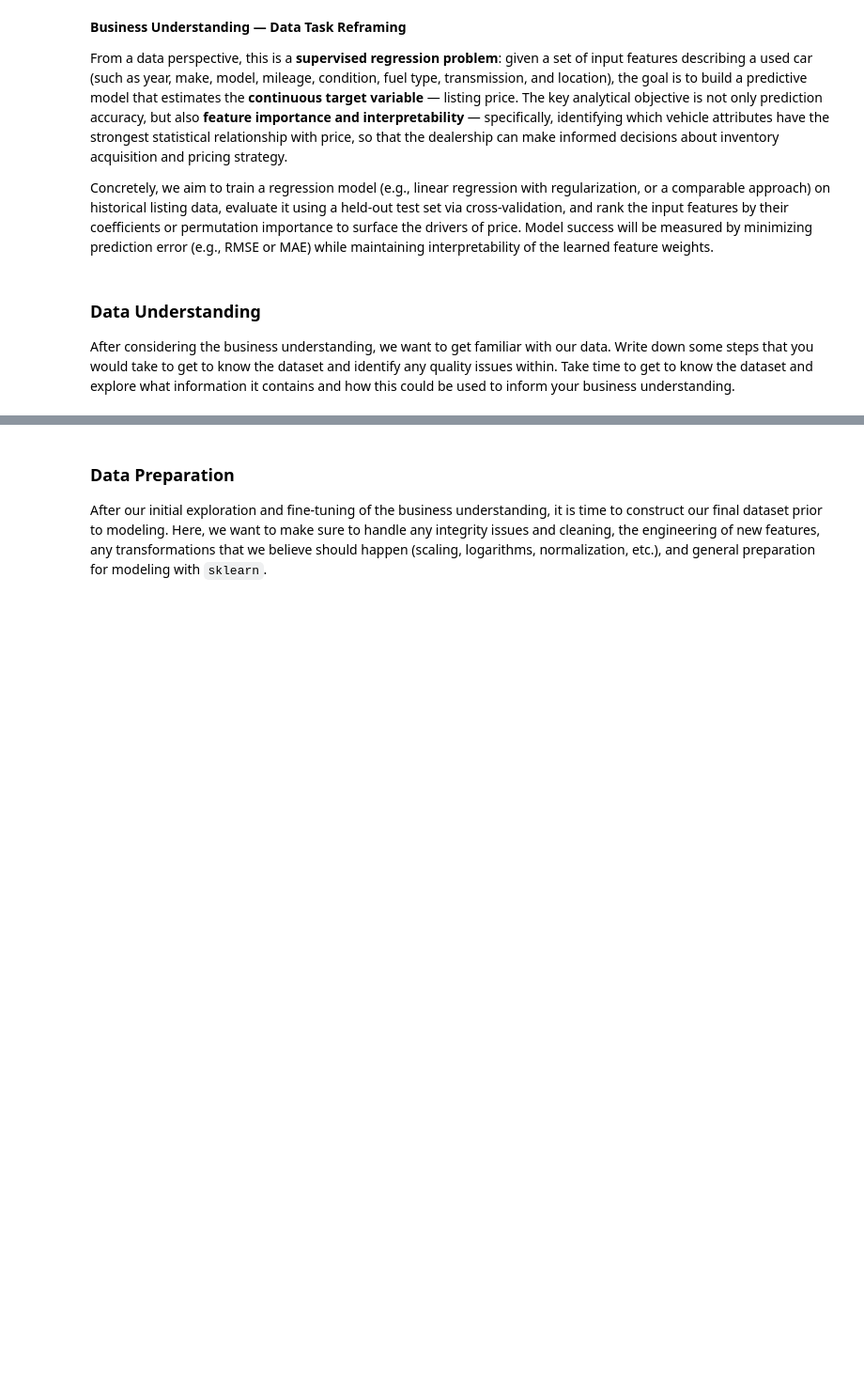
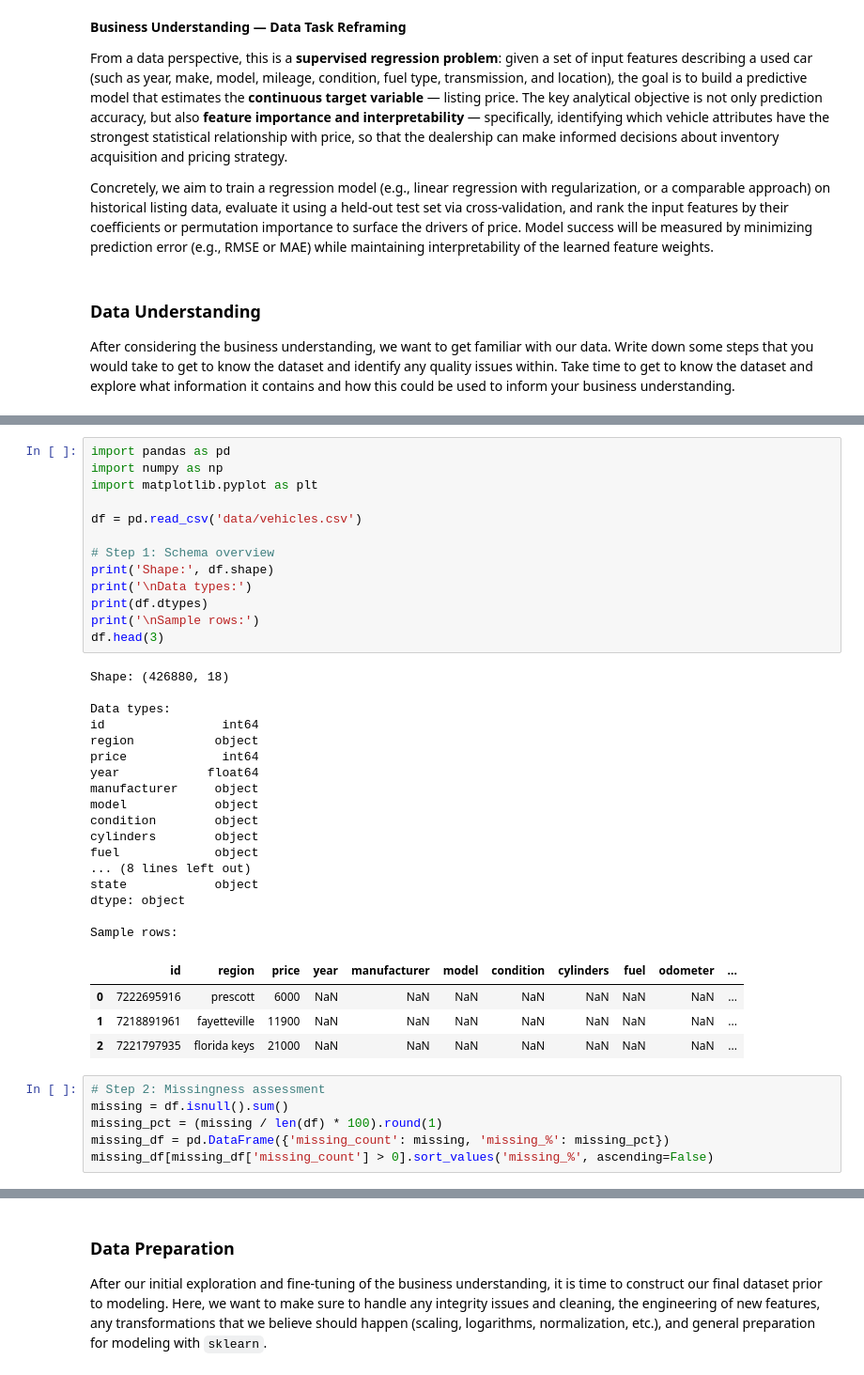
Before and after one commit to jtie/Module11_Assignment11_1, a Jupyter notebook: prompt_II.ipynb, the cells around one changed output, grey strips where cells are left out. Shown at 94% size. Cells and saved outputs as stored; diff of their text form; blank space fills up the shorter version.

```diff
--- a/prompt_II.ipynb
+++ b/prompt_II.ipynb
@@ -31,0 +56,41 @@ After considering the business understanding, we want to get familiar with our d
+# %%
+import pandas as pd
+import numpy as np
+import matplotlib.pyplot as plt
+
+df = pd.read_csv('data/vehicles.csv')
+
+# Step 1: Schema overview
+print('Shape:', df.shape)
+print('\nData types:')
+print(df.dtypes)
+print('\nSample rows:')
+df.head(3)
+# %% [output]
+Shape: (426880, 18)
+
+Data types:
+id                int64
+region           object
+price             int64
+year            float64
+manufacturer     object
+model            object
+condition        object
+cylinders        object
+fuel             object
+... (8 lines left out)
+state            object
+dtype: object
+
+Sample rows:
+|  | id | region | price | year | manufacturer | model | condition | cylinders | fuel | odometer | ... |
+| 0 | 7222695916 | prescott | 6000 | NaN | NaN | NaN | NaN | NaN | NaN | NaN | ... |
+| 1 | 7218891961 | fayetteville | 11900 | NaN | NaN | NaN | NaN | NaN | NaN | NaN | ... |
+| 2 | 7221797935 | florida keys | 21000 | NaN | NaN | NaN | NaN | NaN | NaN | NaN | ... |
+# %%
+# Step 2: Missingness assessment
+missing = df.isnull().sum()
+missing_pct = (missing / len(df) * 100).round(1)
+missing_df = pd.DataFrame({'missing_count': missing, 'missing_%': missing_pct})
+missing_df[missing_df['missing_count'] > 0].sort_values('missing_%', ascending=False)
```
Also changed, not shown: parts of 2 cells of this notebook.
